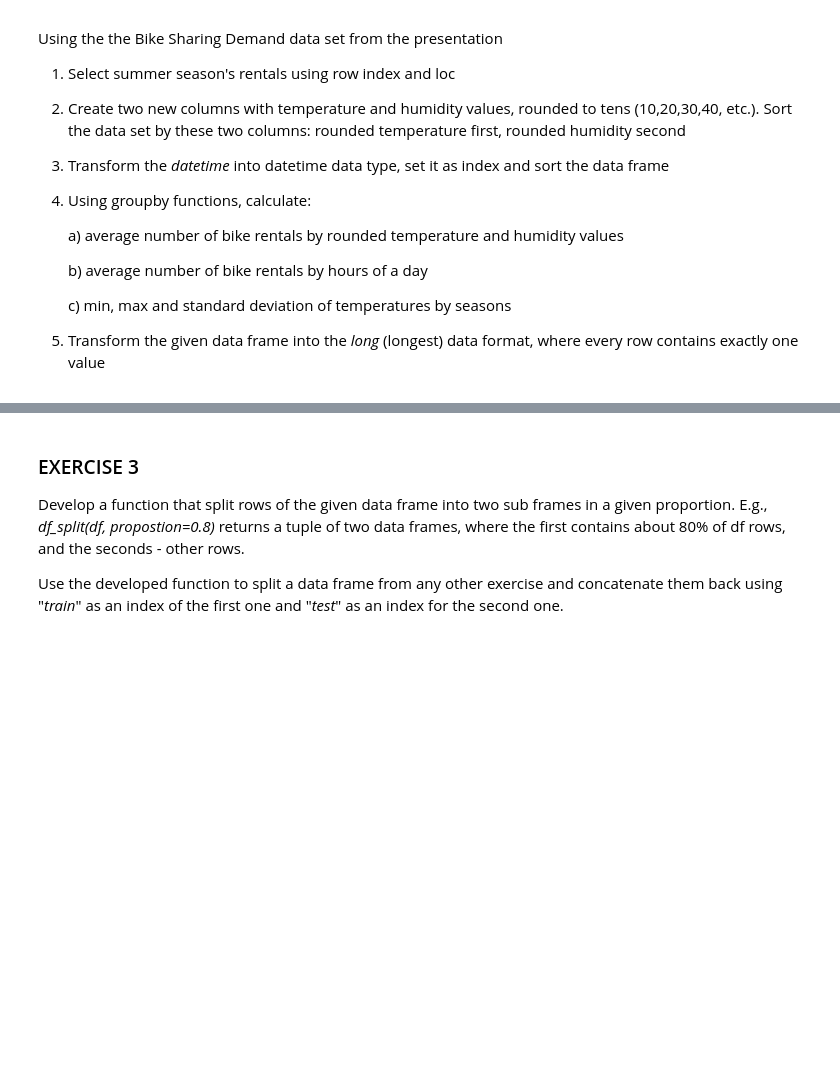
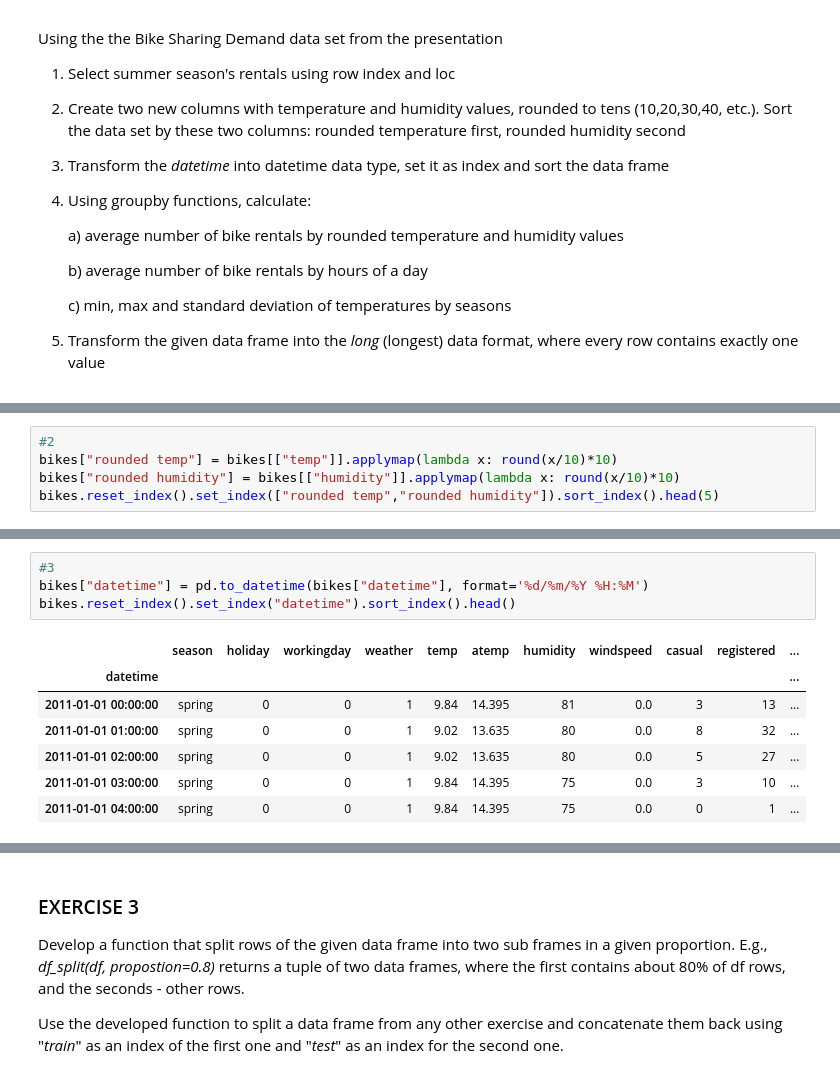
Before and after one commit to Takosaga/fall_23, a Jupyter notebook: programming_for_data_analytics/Gamez_lab5.ipynb, the cells around one changed output, grey strips where cells are left out. Drawn from its saved outputs; the diff is of its cells as text; blank space fills up the shorter version.

```diff
--- a/programming_for_data_analytics/Gamez_lab5.ipynb
+++ b/programming_for_data_analytics/Gamez_lab5.ipynb
@@ -182,0 +214,5 @@ Using the the Bike Sharing Demand data set from the presentation
+# %%
+#2
+bikes["rounded temp"] = bikes[["temp"]].applymap(lambda x: round(x/10)*10)
+bikes["rounded humidity"] = bikes[["humidity"]].applymap(lambda x: round(x/10)*10)
+bikes.reset_index().set_index(["rounded temp","rounded humidity"]).sort_index().head(5)
@@ -182,0 +227,12 @@ Using the the Bike Sharing Demand data set from the presentation
+# %%
+#3
+bikes["datetime"] = pd.to_datetime(bikes["datetime"], format='%d/%m/%Y %H:%M')
+bikes.reset_index().set_index("datetime").sort_index().head()
+# %% [output]
+|  | season | holiday | workingday | weather | temp | atemp | humidity | windspeed | casual | registered | ... |
+| datetime |  |  |  |  |  |  |  |  |  |  | ... |
+| 2011-01-01 00:00:00 | spring | 0 | 0 | 1 | 9.84 | 14.395 | 81 | 0.0 | 3 | 13 | ... |
+| 2011-01-01 01:00:00 | spring | 0 | 0 | 1 | 9.02 | 13.635 | 80 | 0.0 | 8 | 32 | ... |
+| 2011-01-01 02:00:00 | spring | 0 | 0 | 1 | 9.02 | 13.635 | 80 | 0.0 | 5 | 27 | ... |
+| 2011-01-01 03:00:00 | spring | 0 | 0 | 1 | 9.84 | 14.395 | 75 | 0.0 | 3 | 10 | ... |
+| 2011-01-01 04:00:00 | spring | 0 | 0 | 1 | 9.84 | 14.395 | 75 | 0.0 | 0 | 1 | ... |
```
Also changed, not shown: parts of 7 cells of this notebook.
